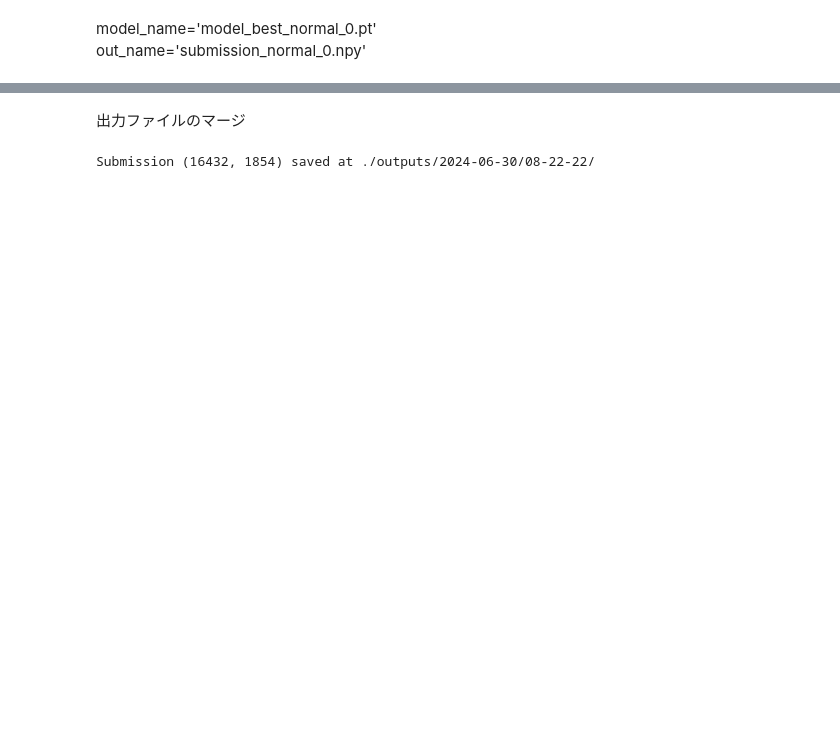
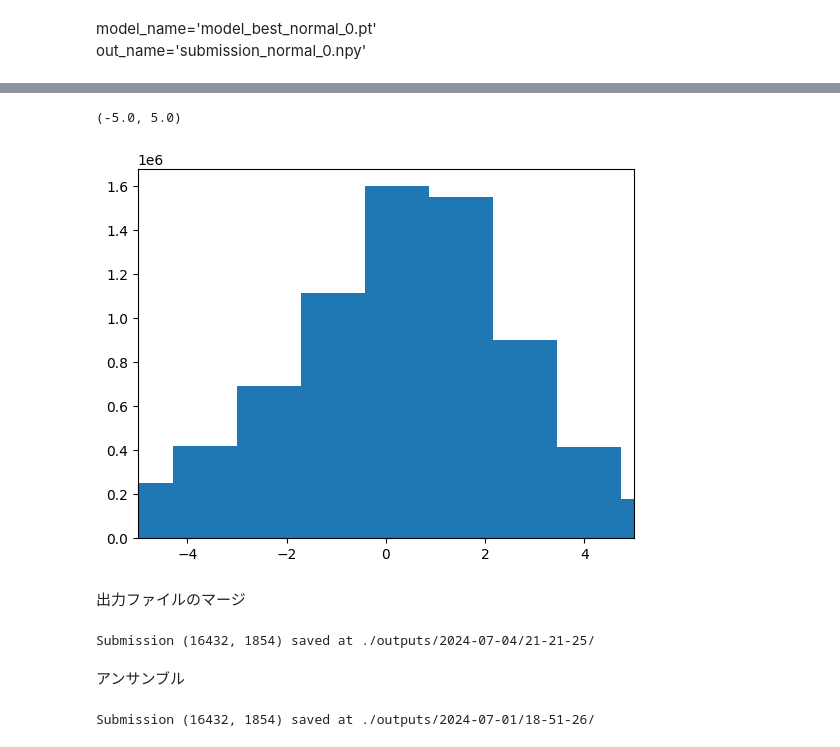
Before and after one commit to thousand-co/dl_lecture_competition_pub, a Jupyter notebook: ensemble.ipynb, the cells around one changed output, grey strips where cells are left out. Cells and saved outputs as stored; diff of their text form; code cells hidden in the pictures; blank space fills up the shorter version.

```diff
--- a/ensemble.ipynb
+++ b/ensemble.ipynb
@@ -30,9 +31,13 @@ outputs_path='./outputs/2024-06-30/08-22-22/'
+# %%
+plt.hist((arr-arr_ave).flatten(), bins=50)
+plt.xlim(-5,5)
+# %% [output]
+(-5.0, 5.0)
+[figure, added]
 # %% [markdown]
 出力ファイルのマージ
 # %%
-id_list=['_0', '_1', '_2', '_3']
-aug_list=['_normal', '_spectgram', '_spectgram_log', '_bandpass_l', '_bandpass_h']
-aug='_normal'
+aug='_bandpass_40'
 for i, id in enumerate(id_list):
     tmp=np.load(outputs_path+'submission'+aug+id+'.npy')
     if i==0:
@@ -40,7 +45,21 @@ for i, id in enumerate(id_list):
     else:
         arr=np.concatenate((arr, tmp), axis=0)
 
-np.save(os.path.join(outputs_path, 'submission'), arr)
+np.save(os.path.join(outputs_path, 'submission'+aug), arr)
 cprint(f"Submission {arr.shape} saved at {outputs_path}", "cyan")
 # %% [output]
-Submission (16432, 1854) saved at ./outputs/2024-06-30/08-22-22/
+Submission (16432, 1854) saved at ./outputs/2024-07-04/21-21-25/
+# %% [markdown]
+アンサンブル
+# %%
+outputs_path1='./outputs/2024-07-01/08-15-37/'
+outputs_path2='./outputs/2024-07-01/18-51-26/'
+arr0=np.load(outputs_path1+'submission'+aug_list[0]+'.npy')
+arr1=np.load(outputs_path2+'submission'+aug_list[1]+'.npy')
+arr2=np.load(outputs_path1+'submission'+aug_list[3]+'.npy')
+arr3=np.load(outputs_path1+'submission'+aug_list[4]+'.npy')
+arr=(arr0+arr1+arr2+arr3)/4
+np.save(os.path.join(outputs_path2, 'submission'), arr)
+cprint(f"Submission {arr.shape} saved at {outputs_path}", "cyan")
+# %% [output]
+Submission (16432, 1854) saved at ./outputs/2024-07-01/18-51-26/
```
Also changed, not shown: parts of 6 cells of this notebook, 12 other files.
